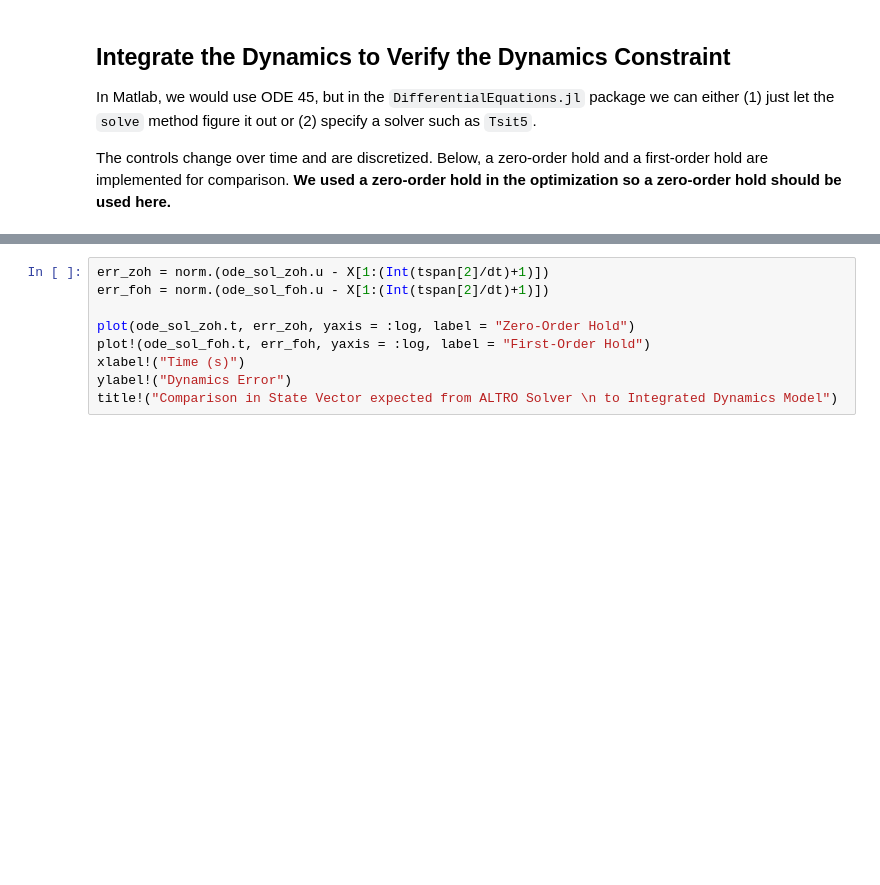
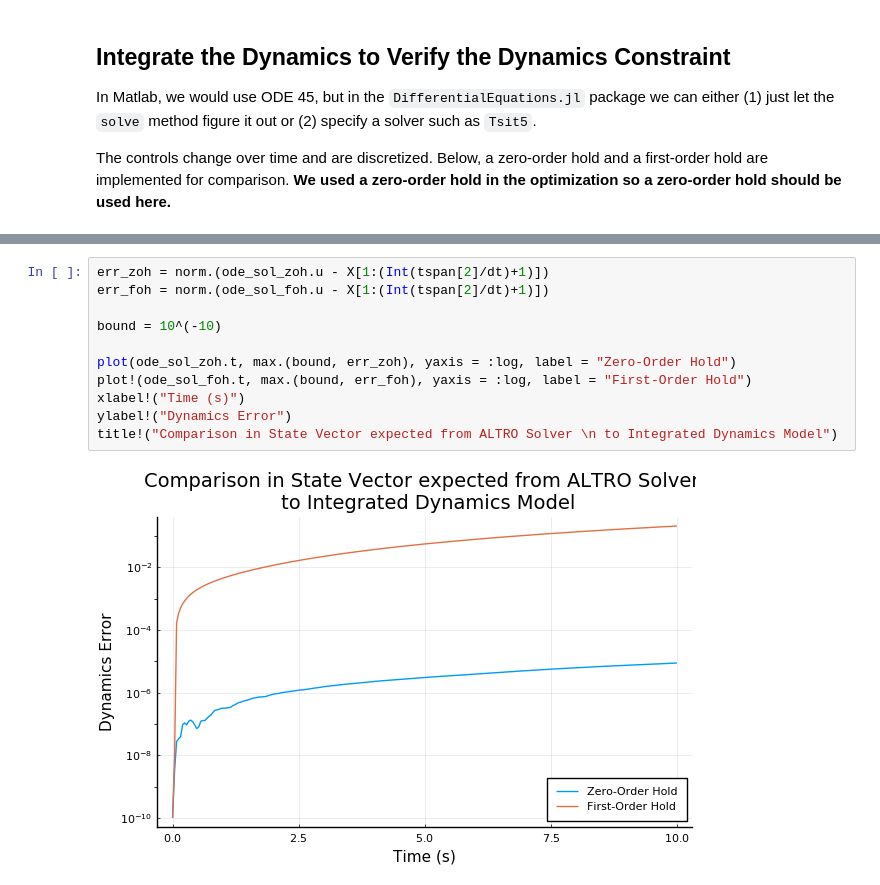
Before and after one commit to RoboticExplorationLab/altro-mpc-icra2021, a Jupyter notebook: benchmarks/rocket_landing/RocketLandingSOCPSimplified.ipynb, the cells around one changed output, grey strips where cells are left out. Drawn from its saved outputs; the diff is of its cells as text; blank space fills up the shorter version.

```diff
--- a/benchmarks/rocket_landing/RocketLandingSOCPSimplified.ipynb
+++ b/benchmarks/rocket_landing/RocketLandingSOCPSimplified.ipynb
@@ -425,9 +557,13 @@ ode_sol_foh = solve(ode_prob_foh, Tsit5(), reltol=1e-10, abstol=1e-10,saveat=dt)
 # %%
 err_zoh = norm.(ode_sol_zoh.u - X[1:(Int(tspan[2]/dt)+1)])
 err_foh = norm.(ode_sol_foh.u - X[1:(Int(tspan[2]/dt)+1)])
 
-plot(ode_sol_zoh.t, err_zoh, yaxis = :log, label = "Zero-Order Hold")
-plot!(ode_sol_foh.t, err_foh, yaxis = :log, label = "First-Order Hold")
+bound = 10^(-10)
+
+plot(ode_sol_zoh.t, max.(bound, err_zoh), yaxis = :log, label = "Zero-Order Hold")
+plot!(ode_sol_foh.t, max.(bound, err_foh), yaxis = :log, label = "First-Order Hold")
 xlabel!("Time (s)")
 ylabel!("Dynamics Error")
 title!("Comparison in State Vector expected from ALTRO Solver \n to Integrated Dynamics Model")
+# %% [output]
+[figure, added]
```
Also changed, not shown: parts of 20 cells of this notebook, 4 other files.
